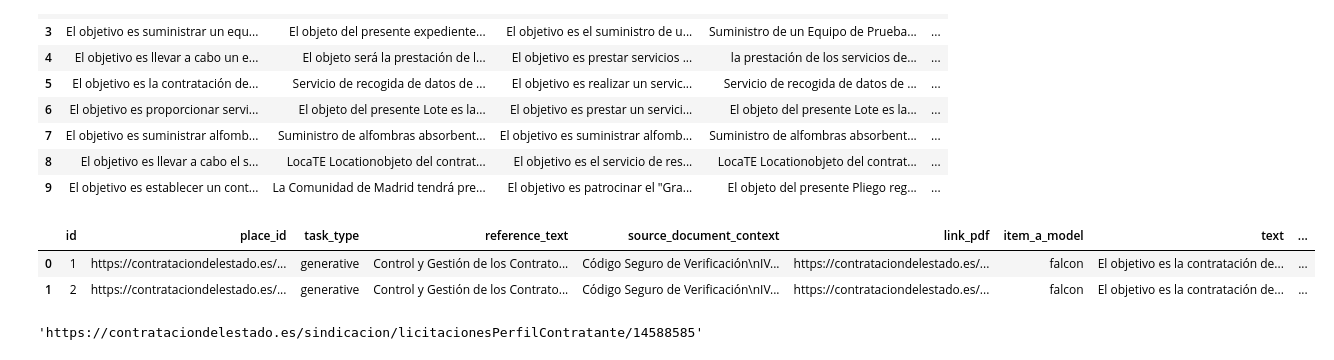
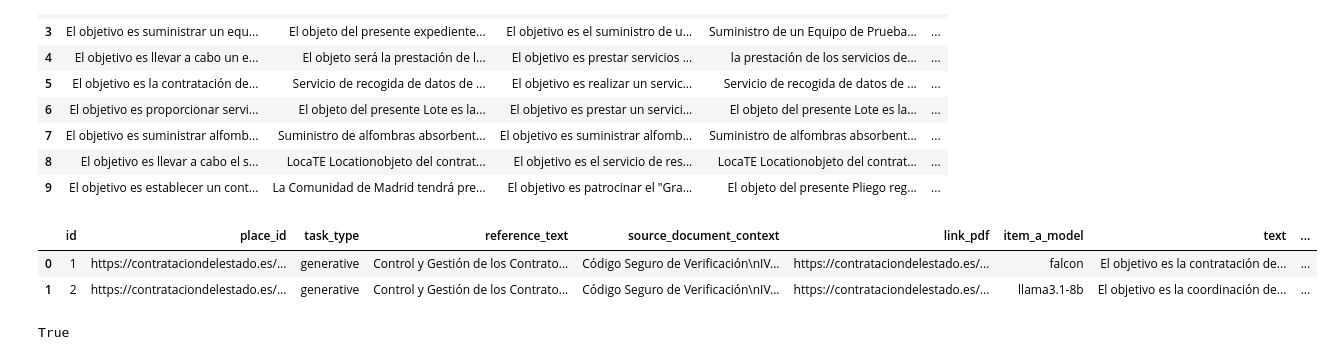
Before and after one commit to beauseant/patchwork, a Jupyter notebook: experiments/objective_extractor/prepare_annotation_task/phase1/prepare_data.ipynb, the cells around one changed output. Cells and saved outputs as stored; diff of their text form; code cells hidden in the pictures.

Commit message:
combinations for potato phase 1

```diff
--- a/experiments/objective_extractor/prepare_annotation_task/phase1/prepare_data.ipynb
+++ b/experiments/objective_extractor/prepare_annotation_task/phase1/prepare_data.ipynb
@@ -57,5 +58,6 @@ for col in cols_to_check:
     filtered_df = filtered_df[~filtered_df[col].isin(['N/A', np.nan, '/', ''])]
 
 #
-nr_eval = 10
-filtered_df = filtered_df.sample(n=nr_eval, random_state=42).reset_index(drop=True)
+#nr_eval = 10
+filtered_df = filtered_df#.sample(n=nr_eval, random_state=42).reset_index(drop=True)
+print(len(filtered_df))
@@ -86,6 +90,8 @@ tasks = {
     }
 }
 # %%
+random.seed(42)
+
 comparison_list = []
 id_counter = 1
 
@@ -96,7 +102,14 @@ for index, row in filtered_df.iterrows():
     for task_name, task_info in tasks.items():
         reference_text = row.get('title')
 
-        for model_a, model_b in itertools.combinations(models, 2):
+        all_combinations = list(itertools.combinations(models, 2))
+
+        # take 1/3 of all combinations randomly
+        n_sample = max(1, len(all_combinations) // 3)
+        sampled_combinations = random.sample(all_combinations, n_sample)
+
+        # Use only the sampled combinations
+        for model_a, model_b in sampled_combinations:
             output_a_col = task_info['prefix'] + model_a
             output_b_col = task_info['prefix'] + model_b
 
@@ -112,37 +125,41 @@ for index, row in filtered_df.iterrows():
             text_list = "||".join(text_list)
 
             comparison_list.append({
                 'id': id_counter,
                 'place_id': place_id,
                 'task_type': task_name,
                 'reference_text': reference_text,
                 'source_document_context': source_context,
-                'link_pdf': row.get('link', ''), #row.get('path_tecnico', ''),
+                'link_pdf': row.get('link', ''),
                 'text_optionA': output_a,
                 'text_optionB': output_b,
                 'item_a_model': model_a,
                 'item_b_model': model_b,
                 'text': text_list,
             })
             id_counter += 1
 
 comparison_df = pd.DataFrame(comparison_list)
 
 final_cols = [
     'id', 'place_id', 'task_type',
     'reference_text', 'source_document_context', 'link_pdf',
     'item_a_model', 'text',
     'item_b_model', 'text_optionA', 'text_optionB'
 ]
 
 final_df_eval = comparison_df[final_cols]
-final_df_eval.to_csv("/export/usuarios_ml4ds/lbartolome/Repos/patchwork/experiments/objective_extractor/potato/tasks/phase1/data_files/Selected_Comparisons.csv", index=False, encoding='utf-8')
+final_df_eval.to_csv(
+    "/export/usuarios_ml4ds/lbartolome/Repos/patchwork/experiments/objective_extractor/potato/tasks/phase1/data_files/Selected_Comparisons.csv",
+    index=False,
+    encoding='utf-8'
+)
 final_df_eval.head(2)
 # %% [output]
 |  | id | place_id | task_type | reference_text | source_document_context | link_pdf | item_a_model | text | ... |
 | 0 | 1 | https://contrataciondelestado.es/... | generative | Control y Gestión de los Contrato... | Código Seguro de Verificación\nIV... | https://contrataciondelestado.es/... | falcon | El objetivo es la contratación de... | ... |
-| 1 | 2 | https://contrataciondelestado.es/... | generative | Control y Gestión de los Contrato... | Código Seguro de Verificación\nIV... | https://contrataciondelestado.es/... | falcon | El objetivo es la contratación de... | ... |
+| 1 | 2 | https://contrataciondelestado.es/... | generative | Control y Gestión de los Contrato... | Código Seguro de Verificación\nIV... | https://contrataciondelestado.es/... | llama3.1-8b | El objetivo es la coordinación de... | ... |
 # %%
-final_df_eval.place_id.iloc[0]
+len(final_df_eval) == (len(models) * (len(models) - 1) / 2) * 2 * 19 / 3
 # %% [output]
-'https://contrataciondelestado.es/sindicacion/licitacionesPerfilContratante/14588585'
+True
```
Also changed, not shown: parts of 2 cells of this notebook, 4 other files.
